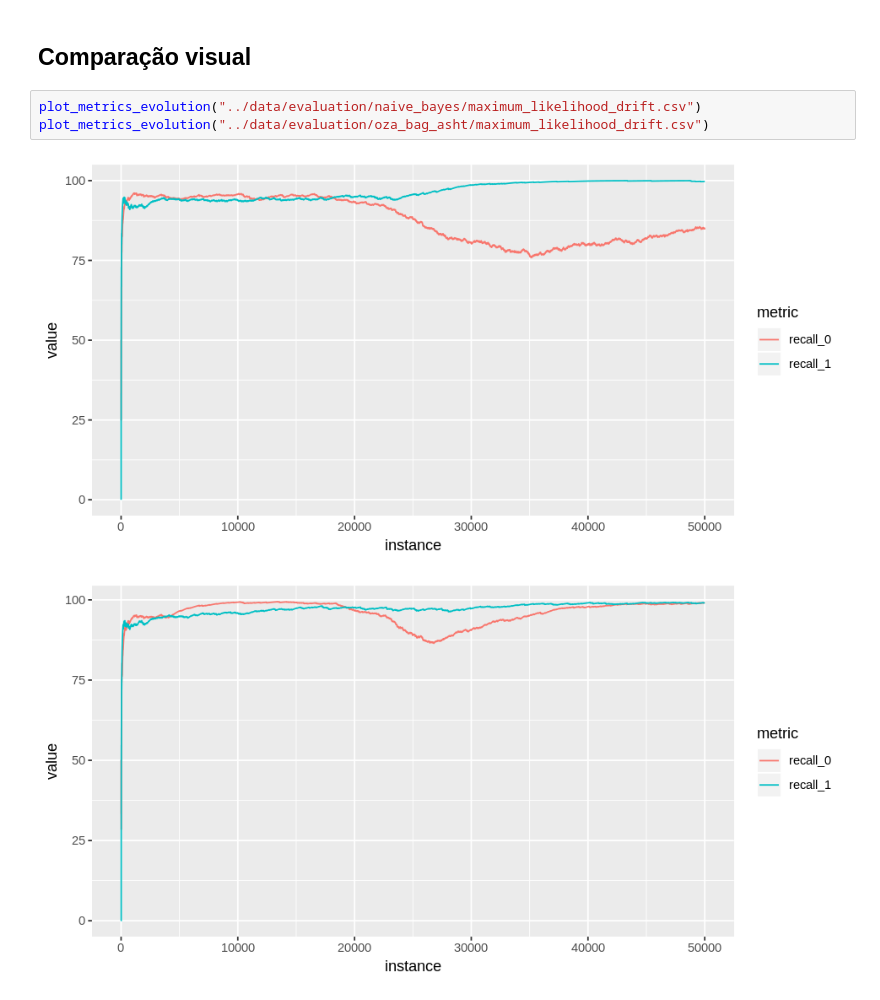
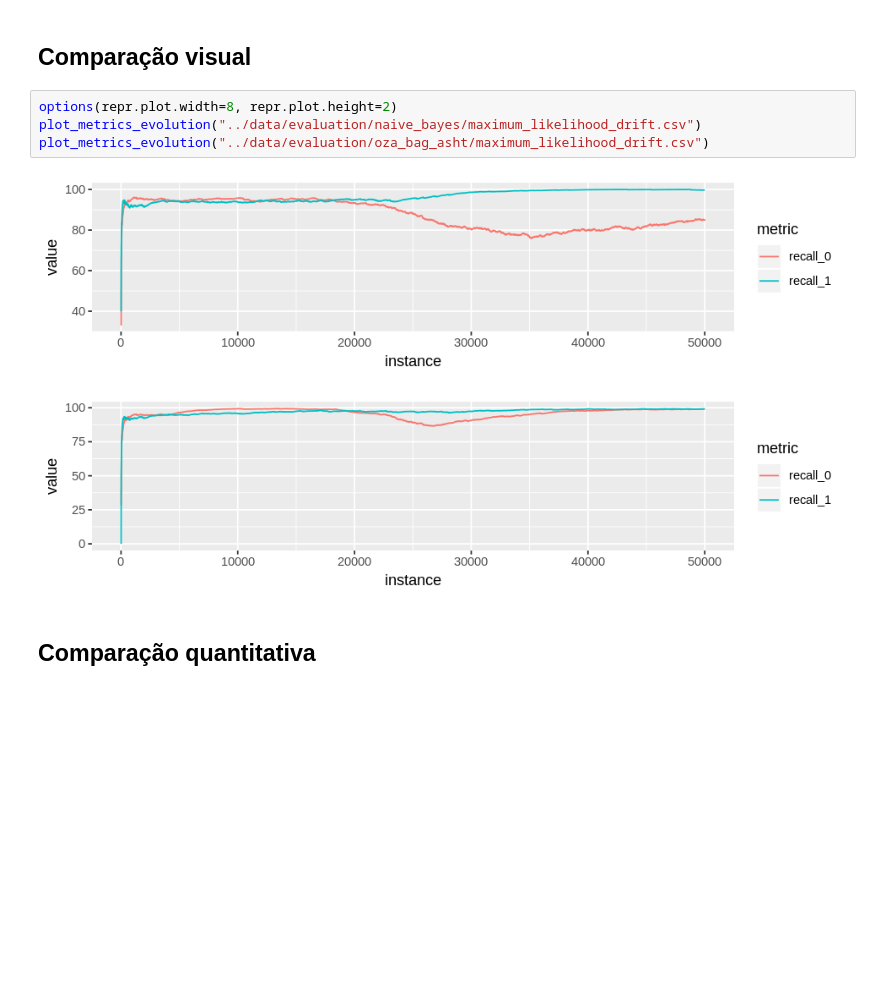
Before and after one commit to dinaldoap/moa, a Jupyter notebook: notebook/drift.ipynb, the cells around one changed output. Saved outputs shown, nothing was run; the diff lists cells and outputs as text; blank space fills up the shorter version.

```diff
--- a/notebook/drift.ipynb
+++ b/notebook/drift.ipynb
@@ -70,11 +84,14 @@ Comparar dois classificadores no cenário de fluxos de dados com a presença de
 # %% [markdown]
 ## Comparação visual
 # %%
+options(repr.plot.width=8, repr.plot.height=2)
 plot_metrics_evolution("../data/evaluation/naive_bayes/maximum_likelihood_drift.csv")
 plot_metrics_evolution("../data/evaluation/oza_bag_asht/maximum_likelihood_drift.csv")
 # %% [output]
-[figure, old version]
+[figure, new version]
-[figure, old version]
+[figure, new version]
+# %% [markdown]
+## Comparação quantitativa
 # %%
 delta_2_hit <- function(current_metric, previous_metric) {
     return(sign(current_metric - previous_metric))
```
Also changed, not shown: parts of 8 cells of this notebook.
